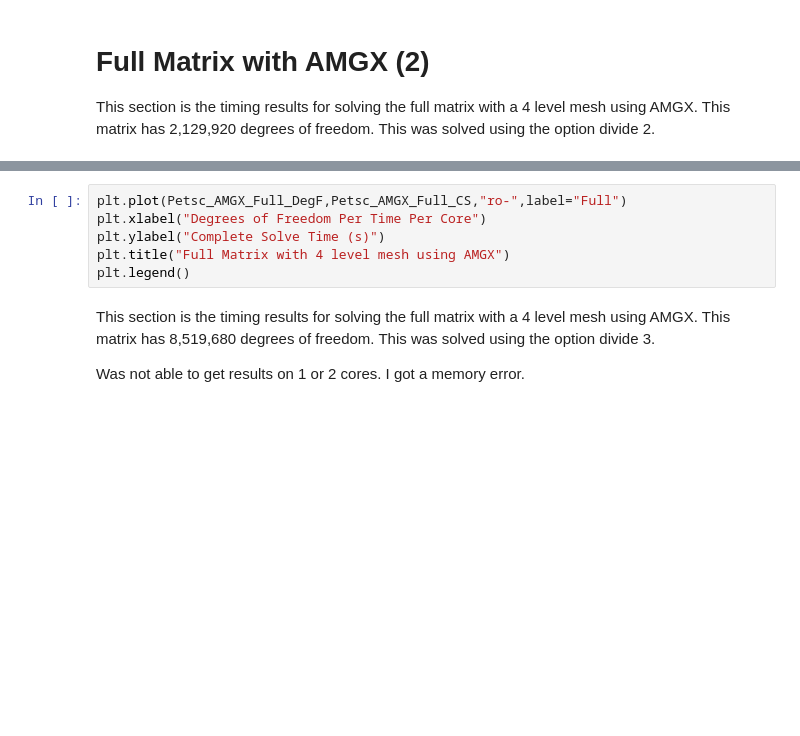
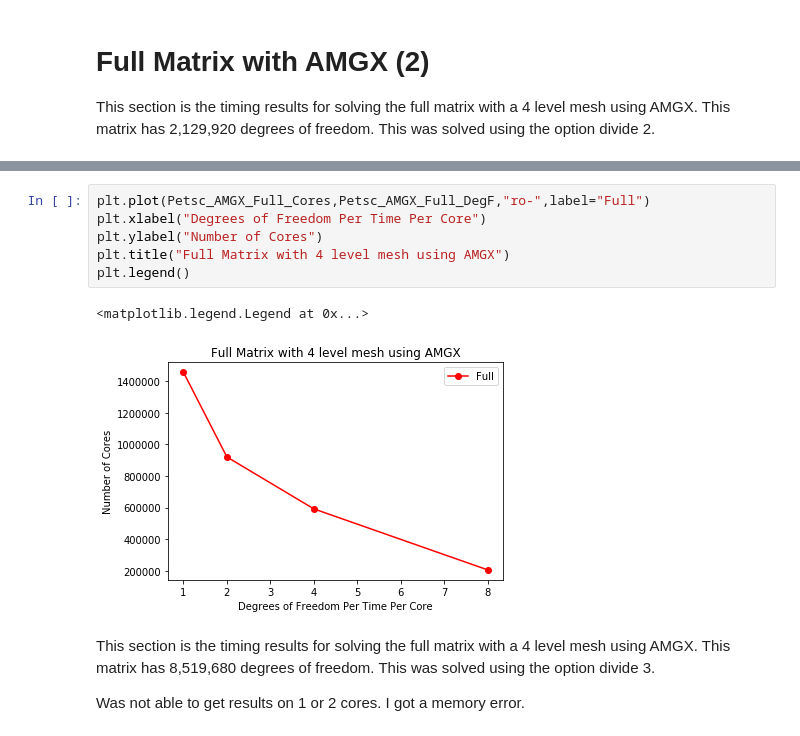
Before and after one commit to GEM3D/pressurePoissonSolver, a Jupyter notebook: results/2D_Poisson_Solver_Timing_4_mesh.ipynb, the cells around one changed output, grey strips where cells are left out. Cells and saved outputs as stored; diff of their text form; blank space fills up the shorter version.

```diff
--- a/results/2D_Poisson_Solver_Timing_4_mesh.ipynb
+++ b/results/2D_Poisson_Solver_Timing_4_mesh.ipynb
@@ -170,9 +212,12 @@ plt.show
 # %%
-plt.plot(Petsc_AMGX_Full_DegF,Petsc_AMGX_Full_CS,"ro-",label="Full")
+plt.plot(Petsc_AMGX_Full_Cores,Petsc_AMGX_Full_DegF,"ro-",label="Full")
 plt.xlabel("Degrees of Freedom Per Time Per Core")
-plt.ylabel("Complete Solve Time (s)")
+plt.ylabel("Number of Cores")
 plt.title("Full Matrix with 4 level mesh using AMGX")
 plt.legend()
+# %% [output]
+<matplotlib.legend.Legend at 0x...>
+[figure, added]
 # %% [markdown]
 This section is the timing results for solving the full matrix with a 4 level mesh using AMGX. This matrix has 8,519,680 degrees of freedom. This was solved using the option divide 3.
 
```
Also changed, not shown: parts of 22 cells of this notebook, 4 other files.
